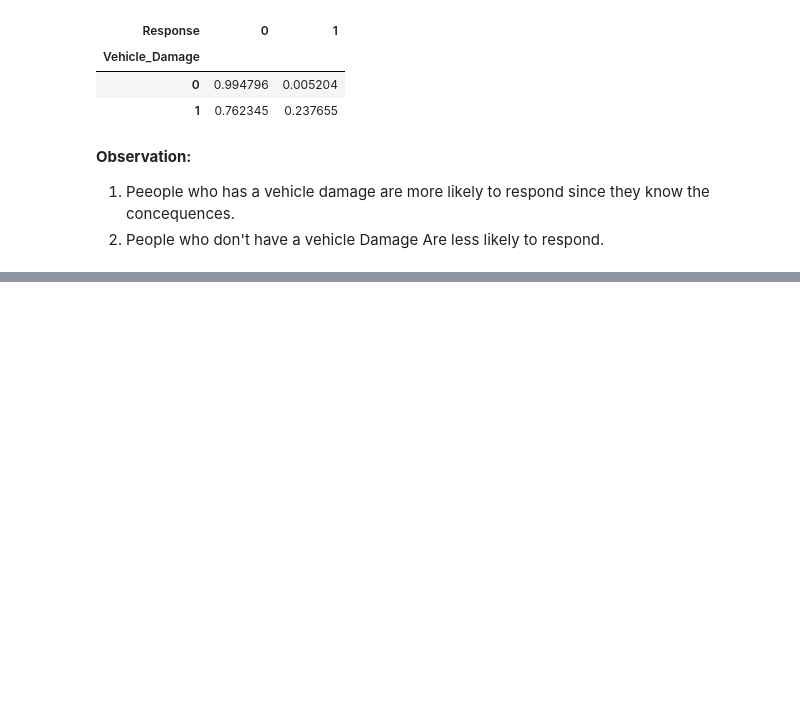
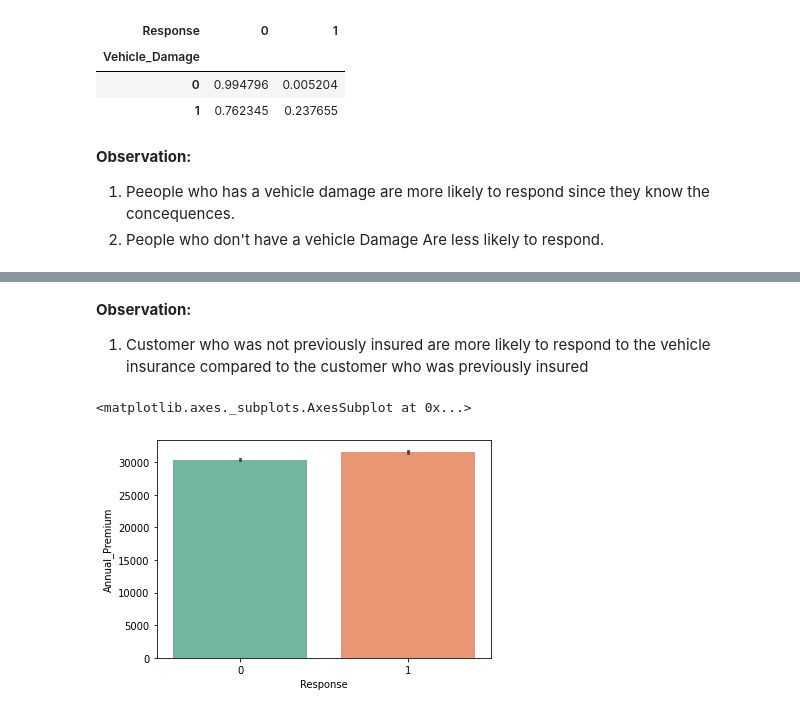
Before and after one commit to anupstar100/Health-Insurance-Cross-Sell-Prediction, a Jupyter notebook: SML_Capstone_Project_HEALTH_INSURANCE_CROSS_SELL_PREDICTION.ipynb, the cells around one changed output, grey strips where cells are left out. Saved outputs shown, nothing was run; the diff lists cells and outputs as text; code cells hidden in the pictures; blank space fills up the shorter version.

```diff
--- a/SML_Capstone_Project_HEALTH_INSURANCE_CROSS_SELL_PREDICTION.ipynb
+++ b/SML_Capstone_Project_HEALTH_INSURANCE_CROSS_SELL_PREDICTION.ipynb
@@ -460,0 +480,11 @@ pd.crosstab(index = df['Vehicle_Damage'], columns = df['Response'], normalize =
+# %% [markdown]
+**Observation:**
+1. Customer who was not previously insured are more likely to respond  to the vehicle insurance compared to the customer who was previously insured
+# %%
+sns.barplot(x = 'Response',
+            y ='Annual_Premium',
+            data = df,
+            palette = 'Set2')
+# %% [output]
+<matplotlib.axes._subplots.AxesSubplot at 0x...>
+[figure, added]
```
Also changed, not shown: parts of 29 cells of this notebook.
